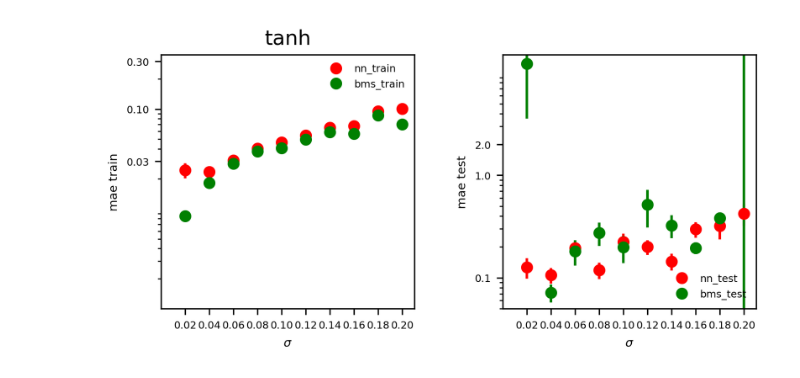
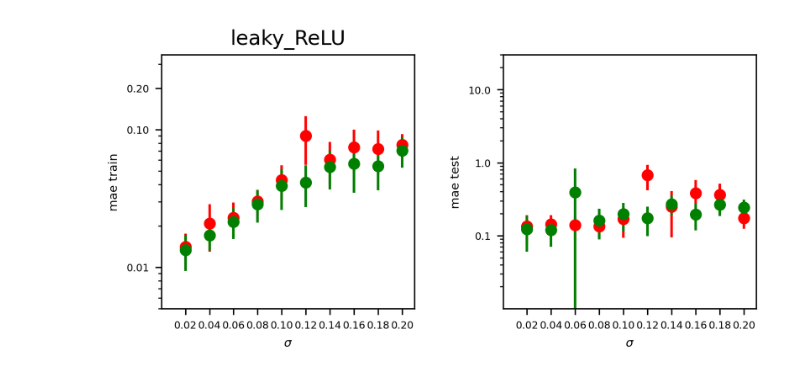
Before and after one commit to SergioCoboLopez/ANN_BMS, a Jupyter notebook: bin/plot_BMS_vs_ANNs.ipynb, the cells around one changed output. Drawn from its saved outputs; the diff is of its cells as text; code cells hidden in the pictures.

```diff
--- a/bin/plot_BMS_vs_ANNs.ipynb
+++ b/bin/plot_BMS_vs_ANNs.ipynb
@@ -18,8 +18,8 @@ from sklearn.metrics import mean_squared_error
 from sklearn.metrics import root_mean_squared_error
 from sklearn.metrics import mean_absolute_error
 # %%
-function='tanh'
-d=pd.read_csv('../data/'+ 'errors_statistics' + str(function) + '.csv',index_col=0)
+function='leaky_ReLU'
+d=pd.read_csv('../data/'+ 'errors_statistics_' + str(function) + '.csv',index_col=0)
 display(d)
 # %% [output]
 |  | sigma | mae_nn_train | mae_nn_test | mae_mdl_train | mae_mdl_test | rmse_nn_train | rmse_nn_test | ... |
@@ -116,8 +56,8 @@ gs.update(left=0.1,right=0.98,bottom=0.15,top=0.90,wspace=0.35,hspace=0.1)
 ax_00=plt.subplot(gs[0,0])
 
 plt.title(function)
-plt.errorbar(d.sigma, d.mae_nn_train, yerr=d.mae_nn_train_sdm, marker='o',markersize=m_size, color='red', linestyle='none',label='nn_train')
-plt.errorbar(d.sigma, d.mae_mdl_train, yerr=d.mae_mdl_train_sdm, marker='o',markersize=m_size, color='green', linestyle='none',
+plt.errorbar(d.sigma, d.mae_nn_train, yerr=d.sem_mae_nn_train, marker='o',markersize=m_size, color='red', linestyle='none',label='nn_train')
+plt.errorbar(d.sigma, d.mae_mdl_train, yerr=d.sem_mae_mdl_train, marker='o',markersize=m_size, color='green', linestyle='none',
              label='bms_train')
 
 if function=='tanh':
@@ -127,38 +67,38 @@ plt.xlabel(r'$\sigma$', fontsize=size_axis)
 plt.ylabel('mae train', fontsize=size_axis)
 
 plt.xticks(d.sigma,fontsize=size_ticks)
 plt.xlim(0.0, 0.21)
 
 plt.yscale('log')
-yticks_labels=[0.03,1e-1,0.3]
+yticks_labels=[1e-2,1e-1,0.2]
 plt.yticks(yticks_labels,fontsize=size_ticks)
 ax_00.get_yaxis().set_major_formatter(matplotlib.ticker.ScalarFormatter())
 
-plt.ylim(1e-3,0.35)
+plt.ylim(5e-3,0.35)
 
 ax_01=plt.subplot(gs[0,1])
 
-plt.errorbar(d.sigma, d.mae_nn_test, yerr=d.mae_nn_test_sdm, marker='o',markersize=m_size, color='red', linestyle='none',label='nn_test')
-plt.errorbar(d.sigma, d.mae_mdl_test, yerr=d.mae_mdl_test_sdm, marker='o',markersize=m_size, color='green', linestyle='none',label='bms_test')
+plt.errorbar(d.sigma, d.mae_nn_test, yerr=d.sem_mae_nn_test, marker='o',markersize=m_size, color='red', linestyle='none',label='nn_test')
+plt.errorbar(d.sigma, d.mae_mdl_test, yerr=d.sem_mae_mdl_test, marker='o',markersize=m_size, color='green', linestyle='none',label='bms_test')
 
-plt.legend(loc='best',fontsize=size_ticks,frameon=False)
+#plt.legend(loc='best',fontsize=size_ticks,frameon=False)
 plt.xlabel(r'$\sigma$', fontsize=size_axis)
 plt.ylabel('mae test', fontsize=size_axis)
 
 plt.xticks(d.sigma, fontsize=size_ticks)
 plt.xlim(0.0, 0.21)
 
 plt.yscale('log')
-yticks_labels=[0.1,1,2]
+yticks_labels=[0.1,1,10]
 plt.yticks(yticks_labels,fontsize=size_ticks)
 ax_01.get_yaxis().set_major_formatter(matplotlib.ticker.ScalarFormatter())
 
-plt.ylim(0.05,15)
+plt.ylim(0.01,30)
 
 output_path='../results/'
 name_fig='mae_sigma_' + str(function) + '_'
 plt.savefig(output_path+name_fig+'.svg',dpi=300)
 
 plt.show()
 # %% [output]
-[figure, old version]
+[figure, new version]
```
Also changed, not shown: parts of 3 cells of this notebook, 16 other files.
